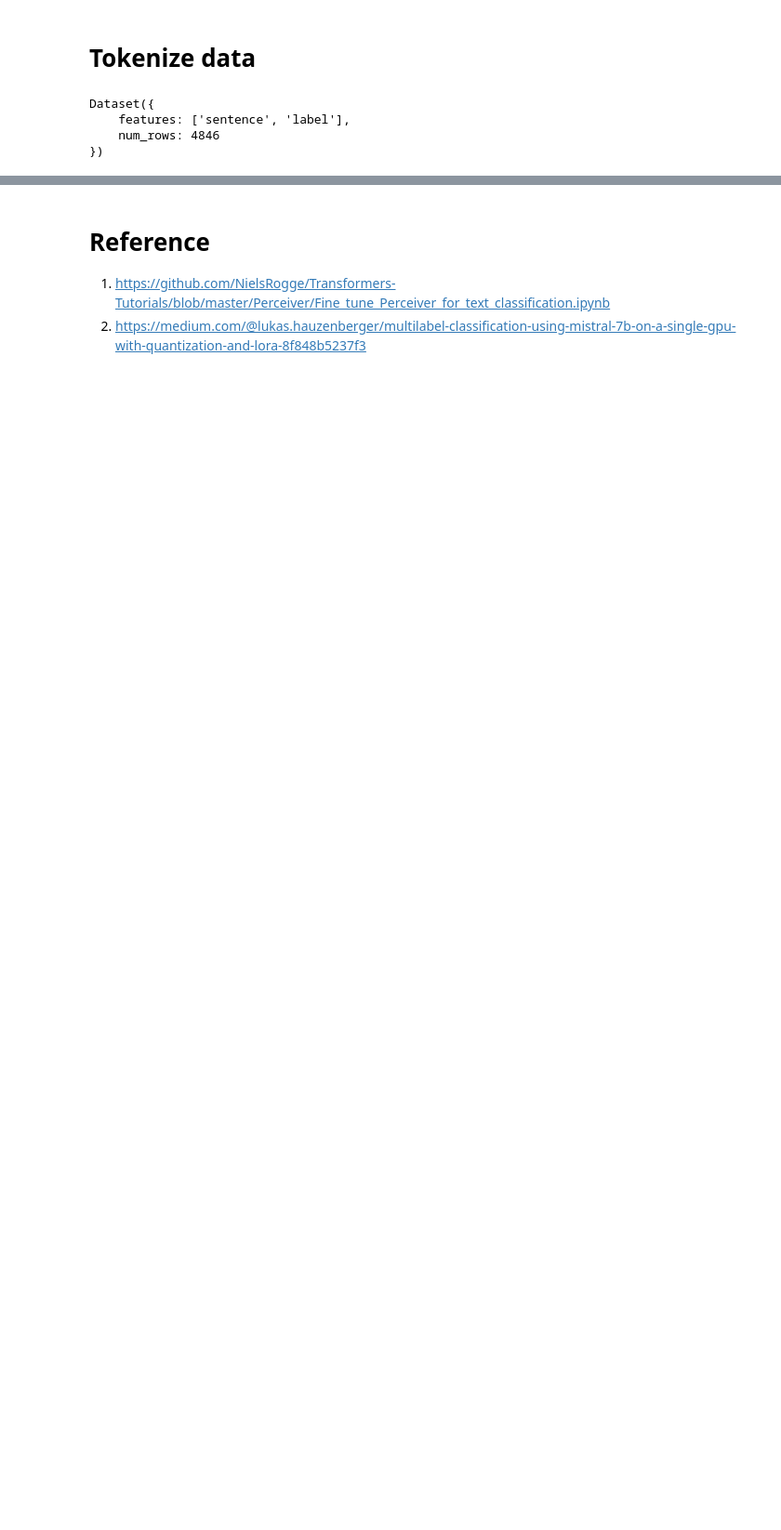
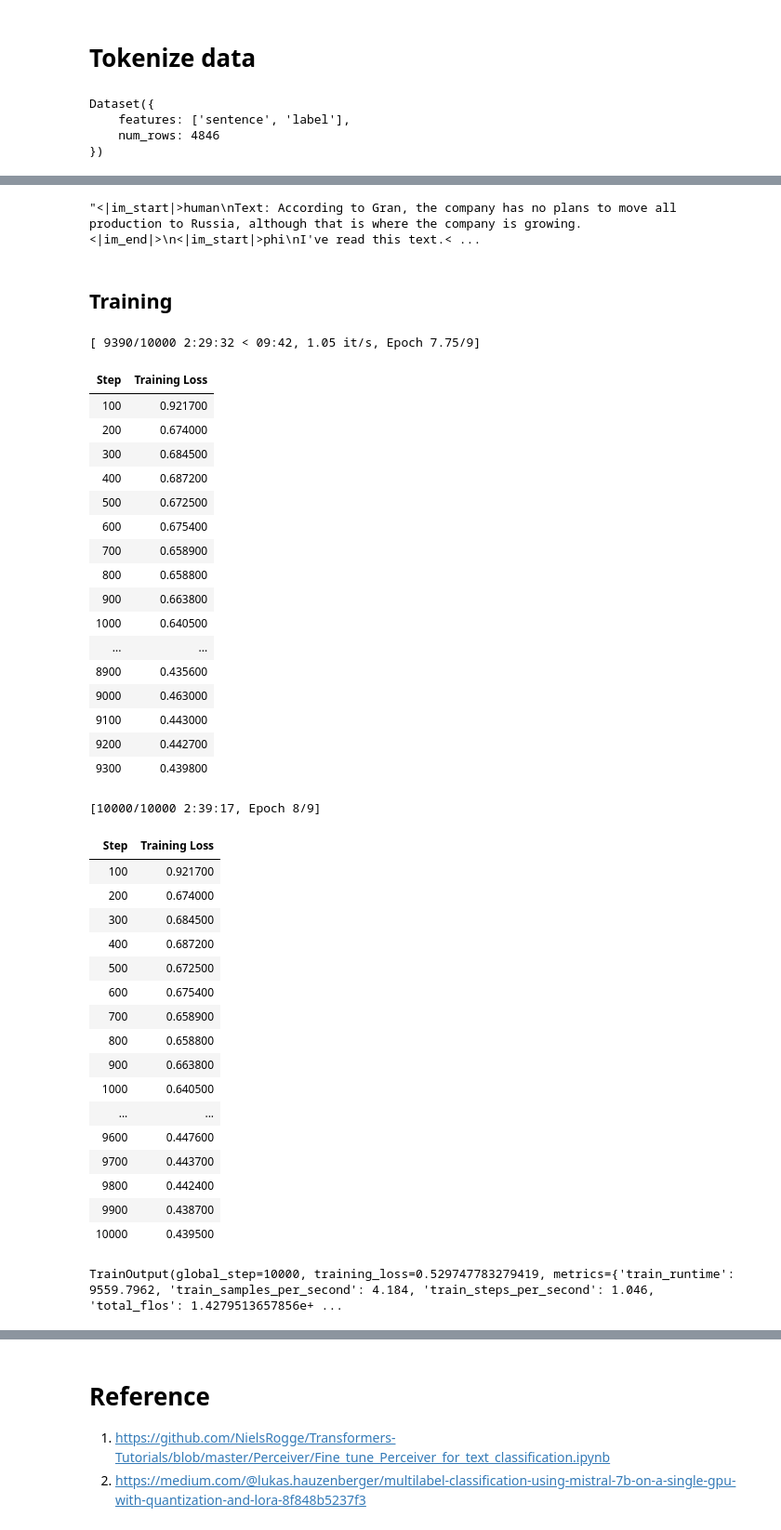
Before and after one commit to mit1280/fined-tuning, a Jupyter notebook: phi_2_classification_fine_tune.ipynb, the cells around one changed output, grey strips where cells are left out. Shown at 93% size. Saved outputs shown, nothing was run; the diff lists cells and outputs as text; code cells hidden in the pictures; blank space fills up the shorter version.

```diff
--- a/phi_2_classification_fine_tune.ipynb
+++ b/phi_2_classification_fine_tune.ipynb
@@ -221,0 +152,10 @@ CommitInfo(commit_url='https://huggingface.co/Mit1208/phi-2-fine-tune-sentiment-
+# %%
+new_dataset = Dataset.from_pandas(data_df)
+# %%
+def tokenize(sample):
+    tokenized_text =  tokenizer(sample["chat_conversations"], padding=True, truncation=True, max_length=512)
+    return tokenized_text
+# %%
+tokenized_data = new_dataset.map(tokenize, batched=True, desc="Tokenizing data", remove_columns=new_dataset.column_names)
+
+tokenized_data
@@ -221,0 +167,18 @@ CommitInfo(commit_url='https://huggingface.co/Mit1208/phi-2-fine-tune-sentiment-
+# %%
+tokenizer.decode(tokenized_data[0]['input_ids'])
+# %% [output]
+"<|im_start|>human\nText: According to Gran, the company has no plans to move all production to Russia, although that is where the company is growing.<|im_end|>\n<|im_start|>phi\nI've read this text.< ...
+# %% [markdown]
+## Training
+# %%
+training_arguments = TrainingArguments(
+        output_dir="phi-2-classification-sentiment",
+        per_device_train_batch_size=4,
+        gradient_accumulation_steps=1,
+        learning_rate=2e-4,
+        lr_scheduler_type="cosine",
+        save_strategy="epoch",
+        logging_steps=100,
+        max_steps=10000,
+        num_train_epochs=5
+    )
@@ -221,0 +187,49 @@ CommitInfo(commit_url='https://huggingface.co/Mit1208/phi-2-fine-tune-sentiment-
+# %%
+from transformers import AutoModelForCausalLM, AutoTokenizer, TrainingArguments, Trainer, DataCollatorForLanguageModeling, BitsAndBytesConfig
+
+trainer = Trainer(
+    model=model,
+    train_dataset=tokenized_data,
+    args=training_arguments,
+    data_collator=DataCollatorForLanguageModeling(tokenizer, mlm=False)
+)
+
+trainer.train()
+# %% [output]
+[ 9390/10000 2:29:32 < 09:42, 1.05 it/s, Epoch 7.75/9]
+| Step | Training Loss |
+| 100 | 0.921700 |
+| 200 | 0.674000 |
+| 300 | 0.684500 |
+| 400 | 0.687200 |
+| 500 | 0.672500 |
+| 600 | 0.675400 |
+| 700 | 0.658900 |
+| 800 | 0.658800 |
+| 900 | 0.663800 |
+| 1000 | 0.640500 |
+| ... | ... |
+| 8900 | 0.435600 |
+| 9000 | 0.463000 |
+| 9100 | 0.443000 |
+| 9200 | 0.442700 |
+| 9300 | 0.439800 |
+[10000/10000 2:39:17, Epoch 8/9]
+| Step | Training Loss |
+| 100 | 0.921700 |
+| 200 | 0.674000 |
+| 300 | 0.684500 |
+| 400 | 0.687200 |
+| 500 | 0.672500 |
+| 600 | 0.675400 |
+| 700 | 0.658900 |
+| 800 | 0.658800 |
+| 900 | 0.663800 |
+| 1000 | 0.640500 |
+| ... | ... |
+| 9600 | 0.447600 |
+| 9700 | 0.443700 |
+| 9800 | 0.442400 |
+| 9900 | 0.438700 |
+| 10000 | 0.439500 |
+TrainOutput(global_step=10000, training_loss=0.529747783279419, metrics={'train_runtime': 9559.7962, 'train_samples_per_second': 4.184, 'train_steps_per_second': 1.046, 'total_flos': 1.4279513657856e+ ...
```
Also changed, not shown: parts of 52 cells of this notebook.
